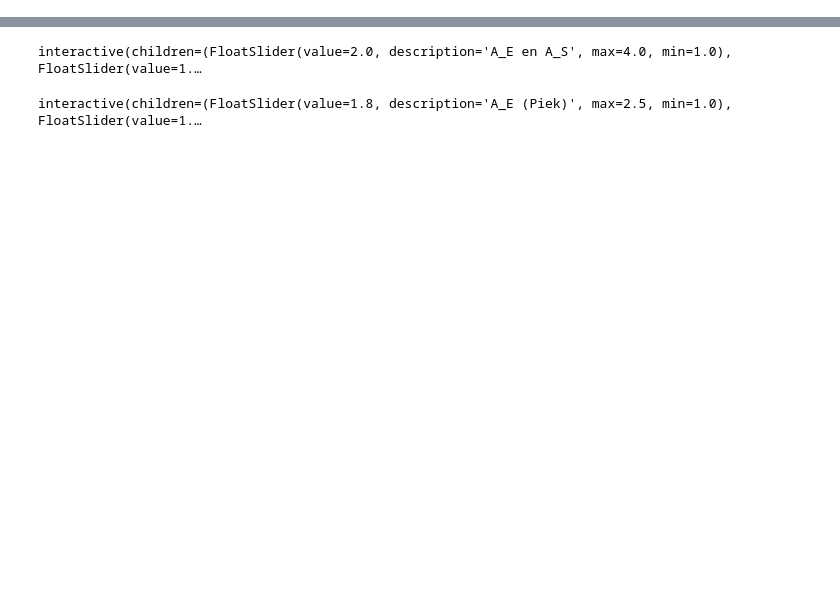
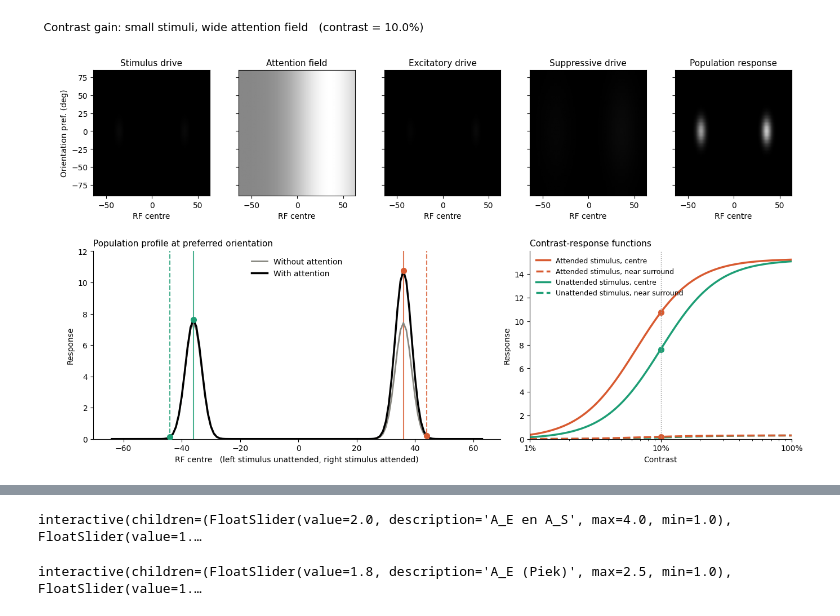
Before and after one commit to WouterKroot/Normalization_NP, a Jupyter notebook: Normalization_tutorial.ipynb, the cells around one changed output, grey strips where cells are left out. Saved outputs shown, nothing was run; the diff lists cells and outputs as text; code cells hidden in the pictures; blank space fills up the shorter version.

```diff
--- a/Normalization_tutorial.ipynb
+++ b/Normalization_tutorial.ipynb
@@ -18,0 +249,4 @@ plt.plot(x, y)
+# %%
+plot_regime("contrast gain", contrast=0.1)
+# %% [output]
+[figure, added]
```
Also changed, not shown: parts of 20 cells of this notebook.
